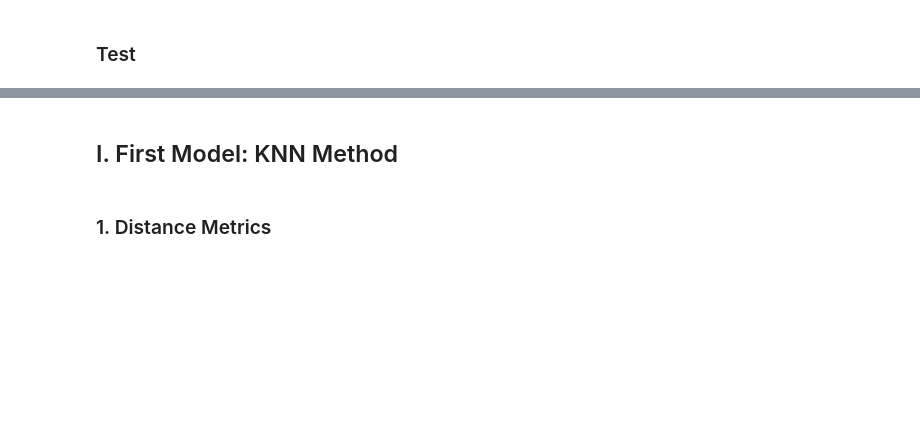
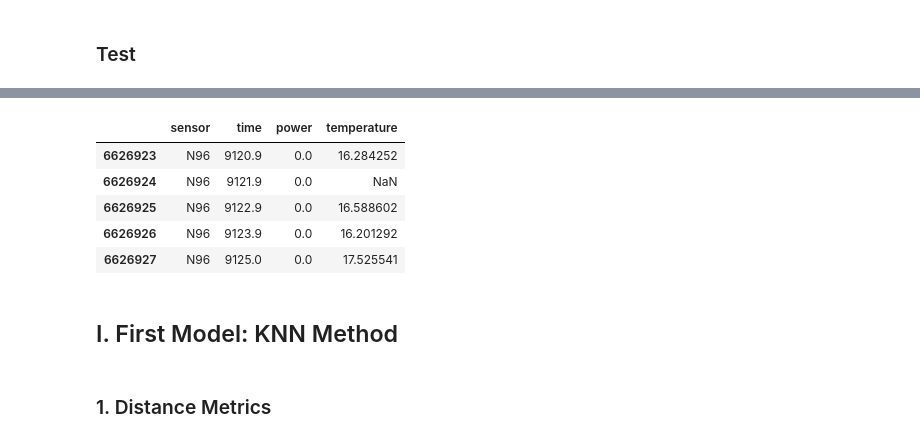
Before and after one commit to Username212305/ML_project_final, a Jupyter notebook: final.ipynb, the cells around one changed output, grey strips where cells are left out. Saved outputs shown, nothing was run; the diff lists cells and outputs as text; code cells hidden in the pictures; blank space fills up the shorter version.

```diff
--- a/final.ipynb
+++ b/final.ipynb
@@ -48,11 +52,20 @@ sampleP.plot.scatter(x="time", y="temperature", alpha=0.5)
 # %%
 """graphes tous pour 1 senseur"""
 
-sampleN418 = power1.query(" sensor=='N418'")
+sampleN418 = power3
+
 #sampleN418.plot.scatter(x="time", y="power", alpha=0.5)
-sampleN418.plot.scatter(x="time", y="temperature", alpha=0.5)
-sensors.query("sensor == 'N418'")
-sampleN418.head()
+#sampleN418.query("-100 < temperature < 200").plot.scatter(x="time", y="temperature", alpha=0.5)
+#sensors.query("sensor == 'N418'")
+sampleN418["time"]= sampleN418["time"]/864000
+sampleN418.tail()
+# %% [output]
+|  | sensor | time | power | temperature |
+| 6626923 | N96 | 9120.9 | 0.0 | 16.284252 |
+| 6626924 | N96 | 9121.9 | 0.0 | NaN |
+| 6626925 | N96 | 9122.9 | 0.0 | 16.588602 |
+| 6626926 | N96 | 9123.9 | 0.0 | 16.201292 |
+| 6626927 | N96 | 9125.0 | 0.0 | 17.525541 |
 # %%
 b = training_data.query("time <= 10**9 and time >= 0.8*10**9")
 b.plot.scatter(x="time", y="power", alpha=0.5)
```
Also changed, not shown: parts of 9 cells of this notebook.
